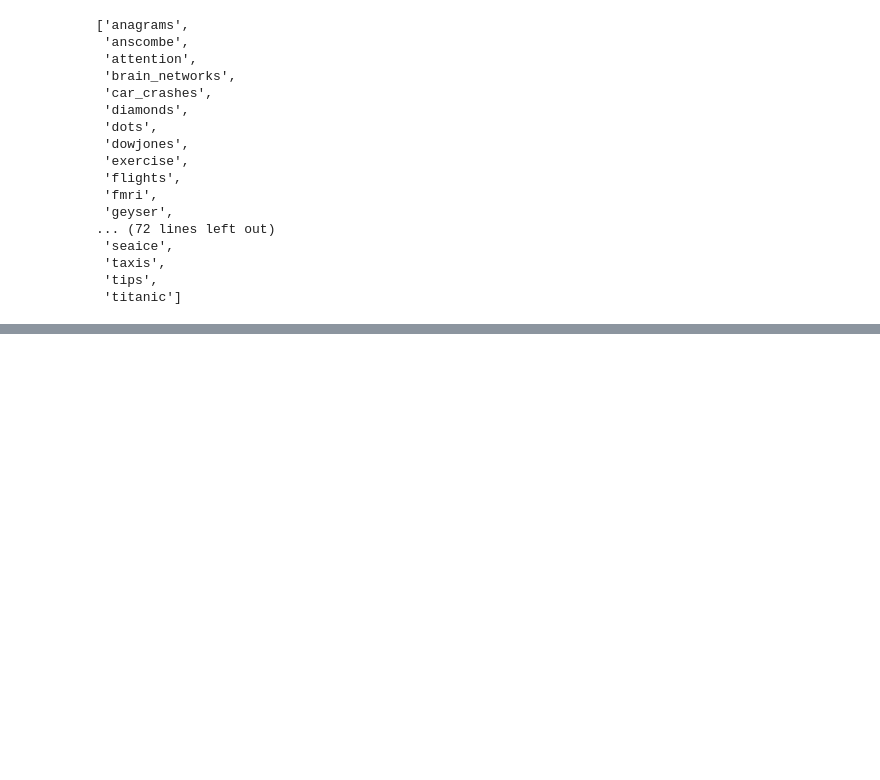
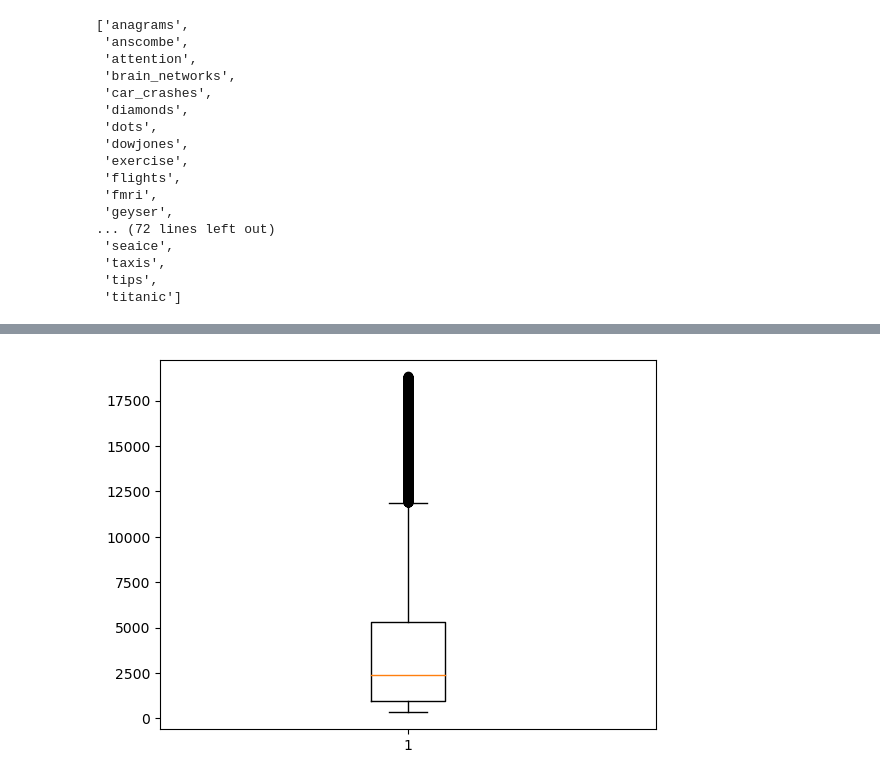
Before and after one commit to get-to-work-together/Computrain-Python-voor-Data-Science, a Jupyter notebook: Training/opdracht 1 - numpy.ipynb, the cells around one changed output, grey strips where cells are left out. Saved outputs shown, nothing was run; the diff lists cells and outputs as text; code cells hidden in the pictures; blank space fills up the shorter version.

```diff
--- a/Training/opdracht 1 - numpy.ipynb
+++ b/Training/opdracht 1 - numpy.ipynb
@@ -141,0 +145,5 @@ describe(diamond_prices)
+# %%
+plt.boxplot(diamond_prices)
+plt.show()
+# %% [output]
+[figure, added]
```
Also changed, not shown: parts of 8 cells of this notebook, 2 other files.
